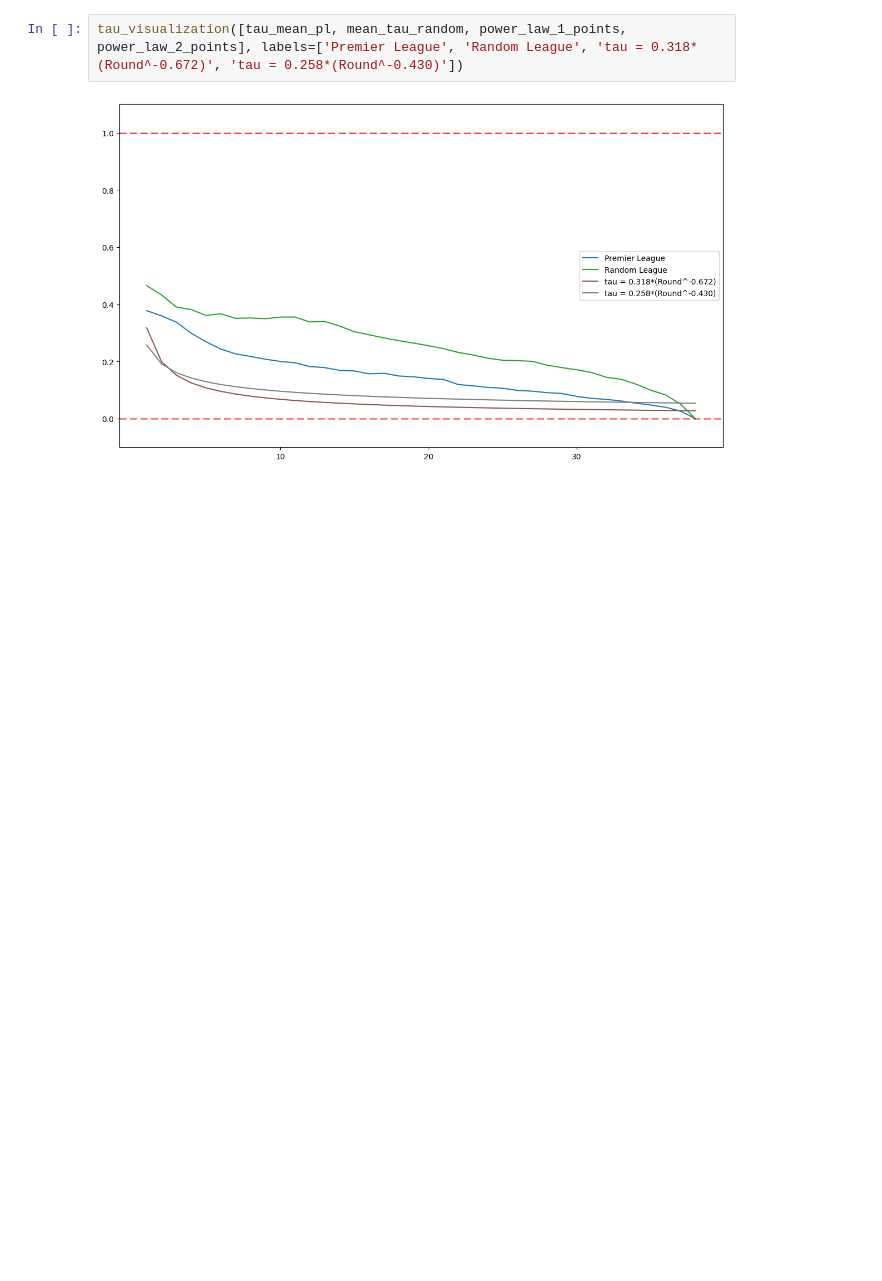
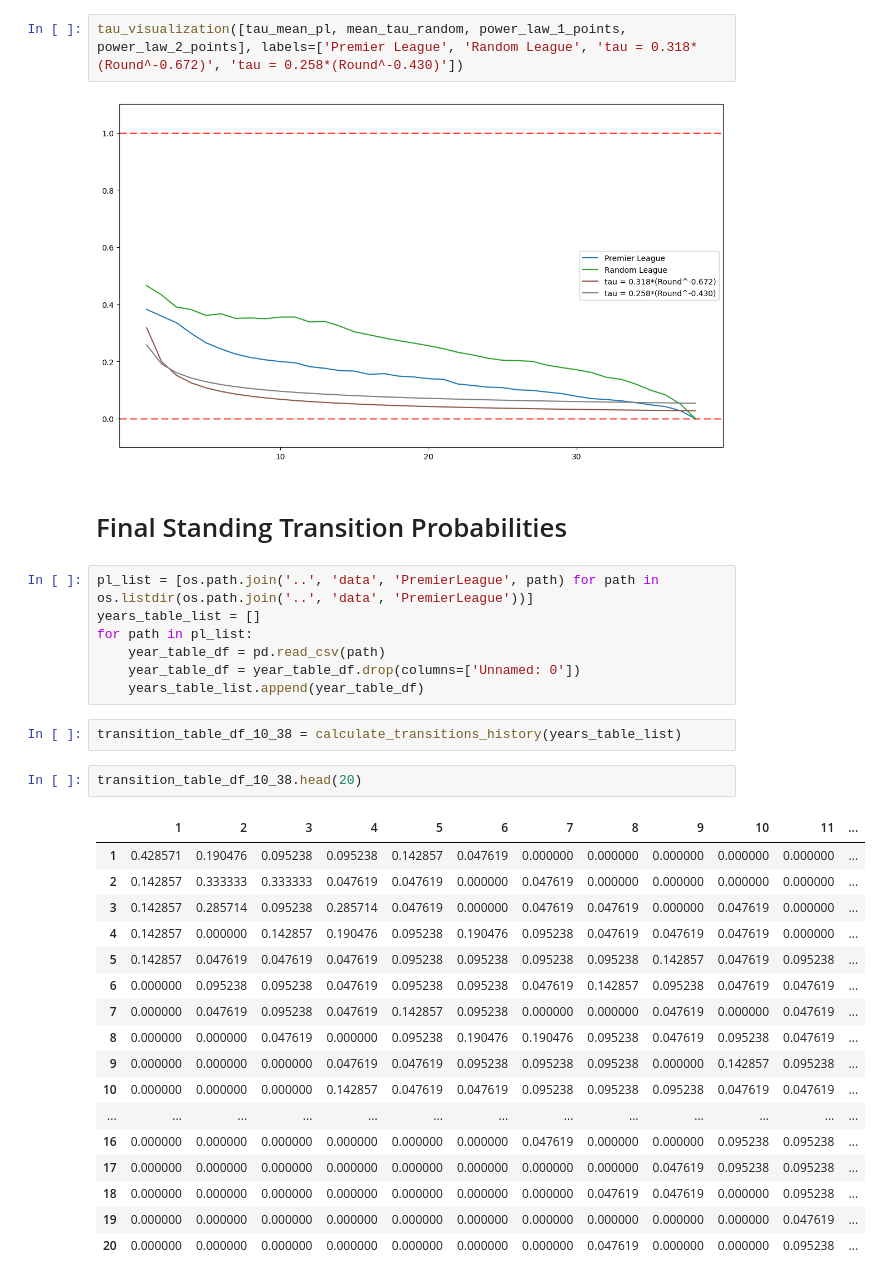
Before and after one commit to VictorOrtins/PartialStandingsBrasileirao, a Jupyter notebook: notebooks/premier_league_analysis.ipynb, the cells around one changed output. Saved outputs shown, nothing was run; the diff lists cells and outputs as text; blank space fills up the shorter version.

Commit message:
Transition tables

```diff
--- a/notebooks/premier_league_analysis.ipynb
+++ b/notebooks/premier_league_analysis.ipynb
@@ -113,3 +114,34 @@ power_law_2_points = power_law_2.taus_distances(1, 38)
 tau_visualization([tau_mean_pl, mean_tau_random, power_law_1_points, power_law_2_points], labels=['Premier League', 'Random League', 'tau = 0.318*(Round^-0.672)', 'tau = 0.258*(Round^-0.430)'])
 # %% [output]
 [figure]
+# %% [markdown]
+# Final Standing Transition Probabilities
+# %%
+pl_list = [os.path.join('..', 'data', 'PremierLeague', path) for path in os.listdir(os.path.join('..', 'data', 'PremierLeague'))]
+years_table_list = []
+for path in pl_list:
+    year_table_df = pd.read_csv(path)
+    year_table_df = year_table_df.drop(columns=['Unnamed: 0'])
+    years_table_list.append(year_table_df)
+# %%
+transition_table_df_10_38 = calculate_transitions_history(years_table_list)
+# %%
+transition_table_df_10_38.head(20)
+# %% [output]
+|  | 1 | 2 | 3 | 4 | 5 | 6 | 7 | 8 | 9 | 10 | 11 | ... |
+| 1 | 0.428571 | 0.190476 | 0.095238 | 0.095238 | 0.142857 | 0.047619 | 0.000000 | 0.000000 | 0.000000 | 0.000000 | 0.000000 | ... |
+| 2 | 0.142857 | 0.333333 | 0.333333 | 0.047619 | 0.047619 | 0.000000 | 0.047619 | 0.000000 | 0.000000 | 0.000000 | 0.000000 | ... |
+| 3 | 0.142857 | 0.285714 | 0.095238 | 0.285714 | 0.047619 | 0.000000 | 0.047619 | 0.047619 | 0.000000 | 0.047619 | 0.000000 | ... |
+| 4 | 0.142857 | 0.000000 | 0.142857 | 0.190476 | 0.095238 | 0.190476 | 0.095238 | 0.047619 | 0.047619 | 0.047619 | 0.000000 | ... |
+| 5 | 0.142857 | 0.047619 | 0.047619 | 0.047619 | 0.095238 | 0.095238 | 0.095238 | 0.095238 | 0.142857 | 0.047619 | 0.095238 | ... |
+| 6 | 0.000000 | 0.095238 | 0.095238 | 0.047619 | 0.095238 | 0.095238 | 0.047619 | 0.142857 | 0.095238 | 0.047619 | 0.047619 | ... |
+| 7 | 0.000000 | 0.047619 | 0.095238 | 0.047619 | 0.142857 | 0.095238 | 0.000000 | 0.000000 | 0.047619 | 0.000000 | 0.047619 | ... |
+| 8 | 0.000000 | 0.000000 | 0.047619 | 0.000000 | 0.095238 | 0.190476 | 0.190476 | 0.095238 | 0.047619 | 0.095238 | 0.047619 | ... |
+| 9 | 0.000000 | 0.000000 | 0.000000 | 0.047619 | 0.047619 | 0.095238 | 0.095238 | 0.095238 | 0.000000 | 0.142857 | 0.095238 | ... |
+| 10 | 0.000000 | 0.000000 | 0.000000 | 0.142857 | 0.047619 | 0.047619 | 0.095238 | 0.095238 | 0.095238 | 0.047619 | 0.047619 | ... |
+| ... | ... | ... | ... | ... | ... | ... | ... | ... | ... | ... | ... | ... |
+| 16 | 0.000000 | 0.000000 | 0.000000 | 0.000000 | 0.000000 | 0.000000 | 0.047619 | 0.000000 | 0.000000 | 0.095238 | 0.095238 | ... |
+| 17 | 0.000000 | 0.000000 | 0.000000 | 0.000000 | 0.000000 | 0.000000 | 0.000000 | 0.000000 | 0.047619 | 0.095238 | 0.095238 | ... |
+| 18 | 0.000000 | 0.000000 | 0.000000 | 0.000000 | 0.000000 | 0.000000 | 0.000000 | 0.047619 | 0.047619 | 0.000000 | 0.095238 | ... |
+| 19 | 0.000000 | 0.000000 | 0.000000 | 0.000000 | 0.000000 | 0.000000 | 0.000000 | 0.000000 | 0.000000 | 0.000000 | 0.047619 | ... |
+| 20 | 0.000000 | 0.000000 | 0.000000 | 0.000000 | 0.000000 | 0.000000 | 0.000000 | 0.047619 | 0.000000 | 0.000000 | 0.095238 | ... |
```
Also changed, not shown: parts of 3 cells of this notebook, 1 other file.
